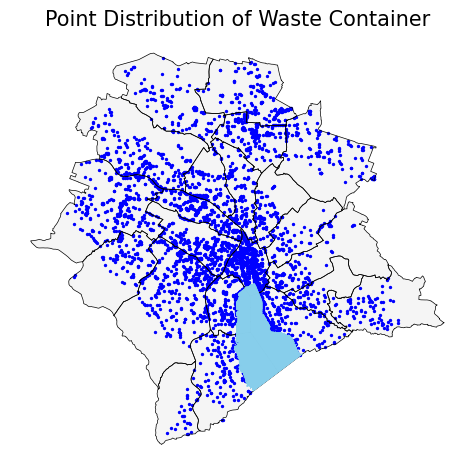
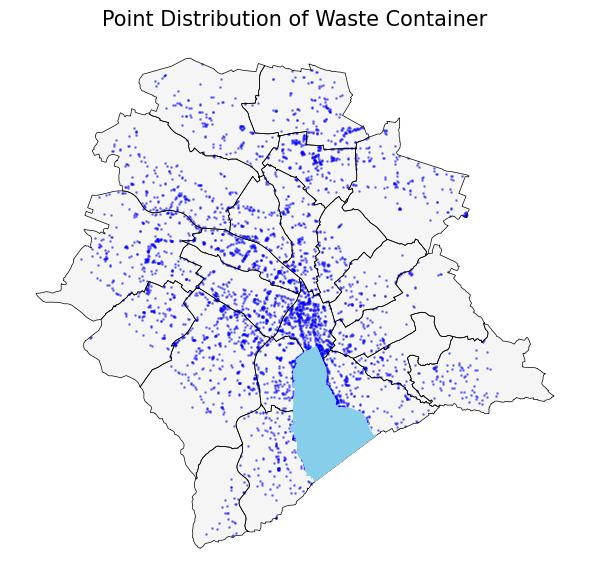
The notebook cell's code change between the first figure and the second:
--- before
+++ after
@@ -1,25 +1,6 @@
-waste_containers = gpd.read_file("../data/raw/abfallgefaesse.gpkg")
-waste_containers = waste_containers.to_crs(epsg=2056)
-
-# Point Distribution Map
-fig, ax = plt.subplots(1,1, figsize=(7, 5))
-
-district_gdf.plot(ax=ax, color="whitesmoke", linewidth=0.5, zorder=1)
-
-waste_containers.plot(
-    ax=ax,
+plot_point_distribution(
+    waste_containers, district_gdf, lakes_gdf,
+    title="Point Distribution of Waste Container",
+    output_path="../outputs/waste_container_points.png",
     color="blue",
-    markersize=2,
-    zorder=2,
-    label="Waste container")
-
-lakes_gdf.plot(ax=ax, color="skyblue", zorder=4)
-
-district_gdf.boundary.plot(ax=ax, color="black", linewidth=0.5, zorder=3)
-
-ax.axis("off")
-ax.set_title("Point Distribution of Waste Container", fontsize=15)
-
-plt.tight_layout()
-plt.savefig("../outputs/waste_container_points.png", dpi=300, bbox_inches="tight")
-plt.show()
+)

Commit: function for point distribution